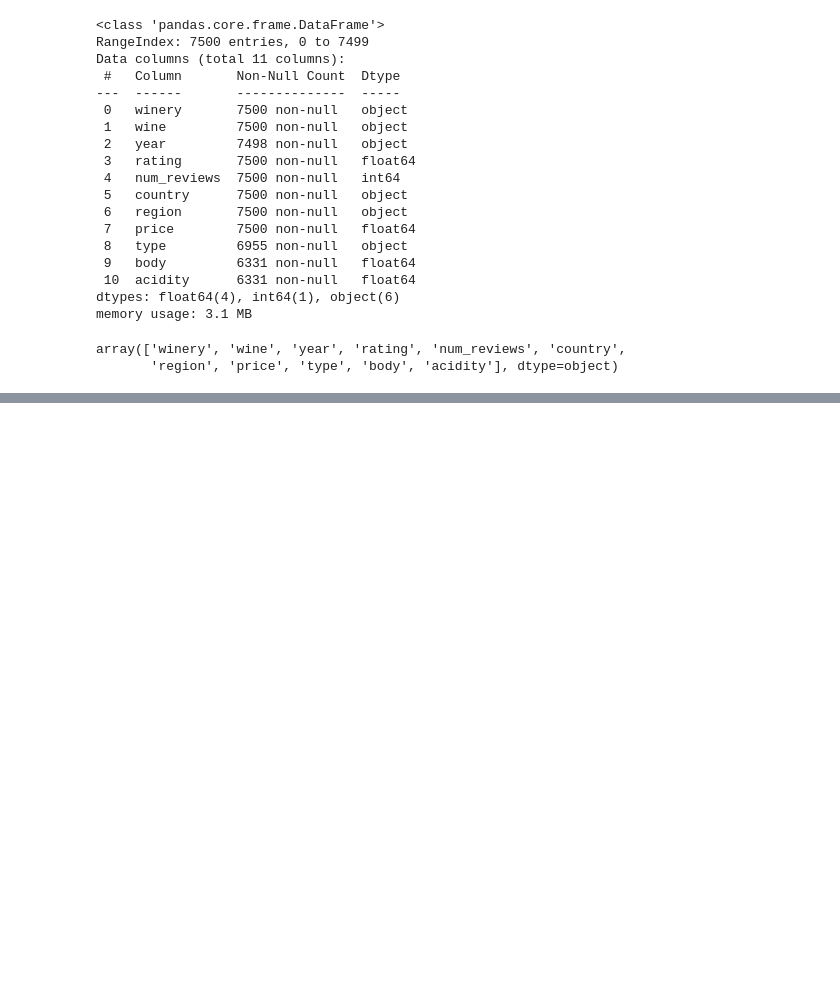
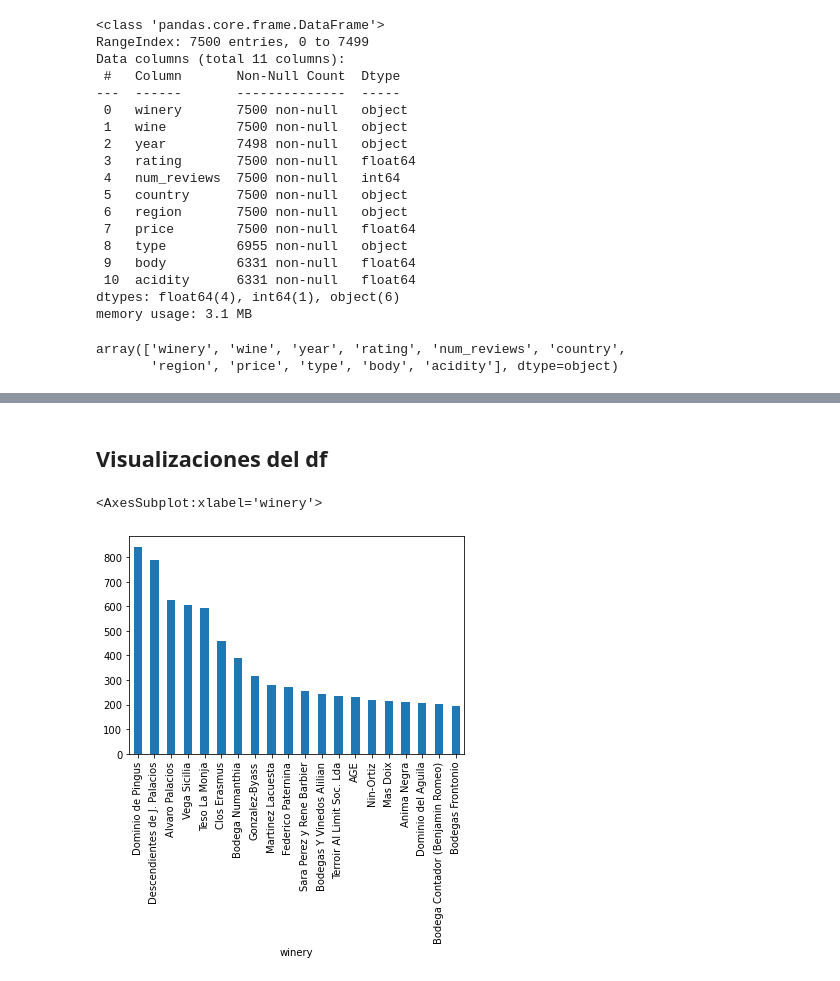
Before and after one commit to OrianAmpuero/ETL-PROJECT, a Jupyter notebook: DATA/DATA CLEAN.ipynb, the cells around one changed output, grey strips where cells are left out. Saved outputs shown, nothing was run; the diff lists cells and outputs as text; code cells hidden in the pictures; blank space fills up the shorter version.

```diff
--- a/DATA/DATA CLEAN.ipynb
+++ b/DATA/DATA CLEAN.ipynb
@@ -80,0 +88,10 @@ array(['winery', 'wine', 'year', 'rating', 'num_reviews', 'country',
+# %%
+# eliminar filas con valores nulos y la columna 'country' porque todos nuestros vinos son de España
+
+df['year']= df['year'].replace('N.V.', np.NaN)
+df= df.dropna()
+
+df['year']= df['year'].astype(np.int64)
+# %%
+df= df.drop(columns=['country'])
+df.head()
@@ -80,0 +105,2 @@ array(['winery', 'wine', 'year', 'rating', 'num_reviews', 'country',
+# %%
+df= df.reset_index(drop=True)
@@ -84,0 +148,9 @@ df.namecolumn.unique()
+# %% [markdown]
+## Visualizaciones del df
+# %%
+# TOP 20 mejores bodegas/precio medio
+
+df.groupby('winery')['price'].mean().sort_values(ascending=False).head(20).plot.bar()
+# %% [output]
+<AxesSubplot:xlabel='winery'>
+[figure, added]
```
Also changed, not shown: parts of 15 cells of this notebook, 4 other files.
